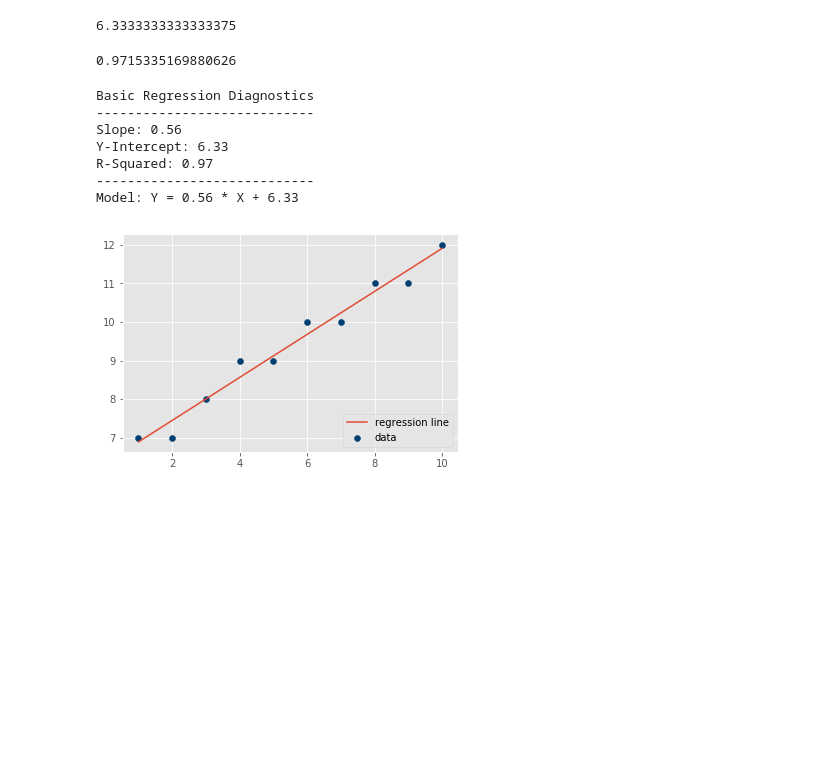
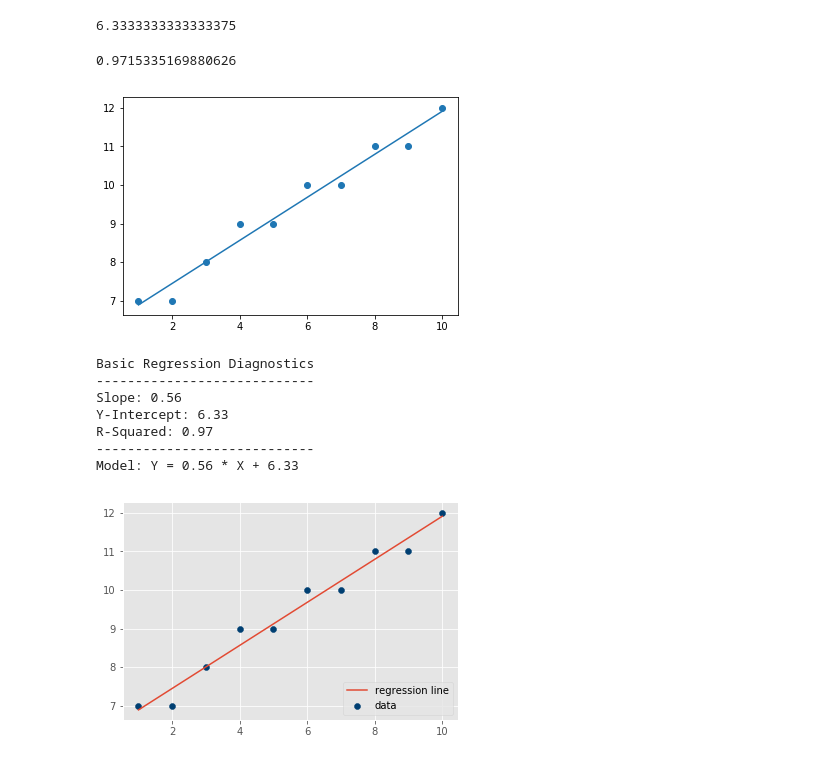
Before and after one commit to kayschulz/dsc-0-10-10-complete-regression-seattle-ds-career-040119, a Jupyter notebook: index.ipynb, the cells around one changed output. Drawn from its saved outputs; the diff is of its cells as text; code cells hidden in the pictures; blank space fills up the shorter version.

```diff
--- a/index.ipynb
+++ b/index.ipynb
@@ -78,10 +78,16 @@ r_squared(X,Y)
 # %% [output]
 0.9715335169880626
 # %%
-model = slope(X,Y)*X + y_intercept
+model = slope(X,Y)*X + y_intercept(X,Y)
 # %%
+import matplotlib.pyplot as plt
+%matplotlib inline
+
 plt.scatter(X,Y, label='data')
-plt.plot(X, model, label='')
+plt.plot(X, model, label='regression line',)
+plt.show()
+# %% [output]
+[figure, added]
 # %%
 # Basic Regression Diagnostics
 # ----------------------------
```
